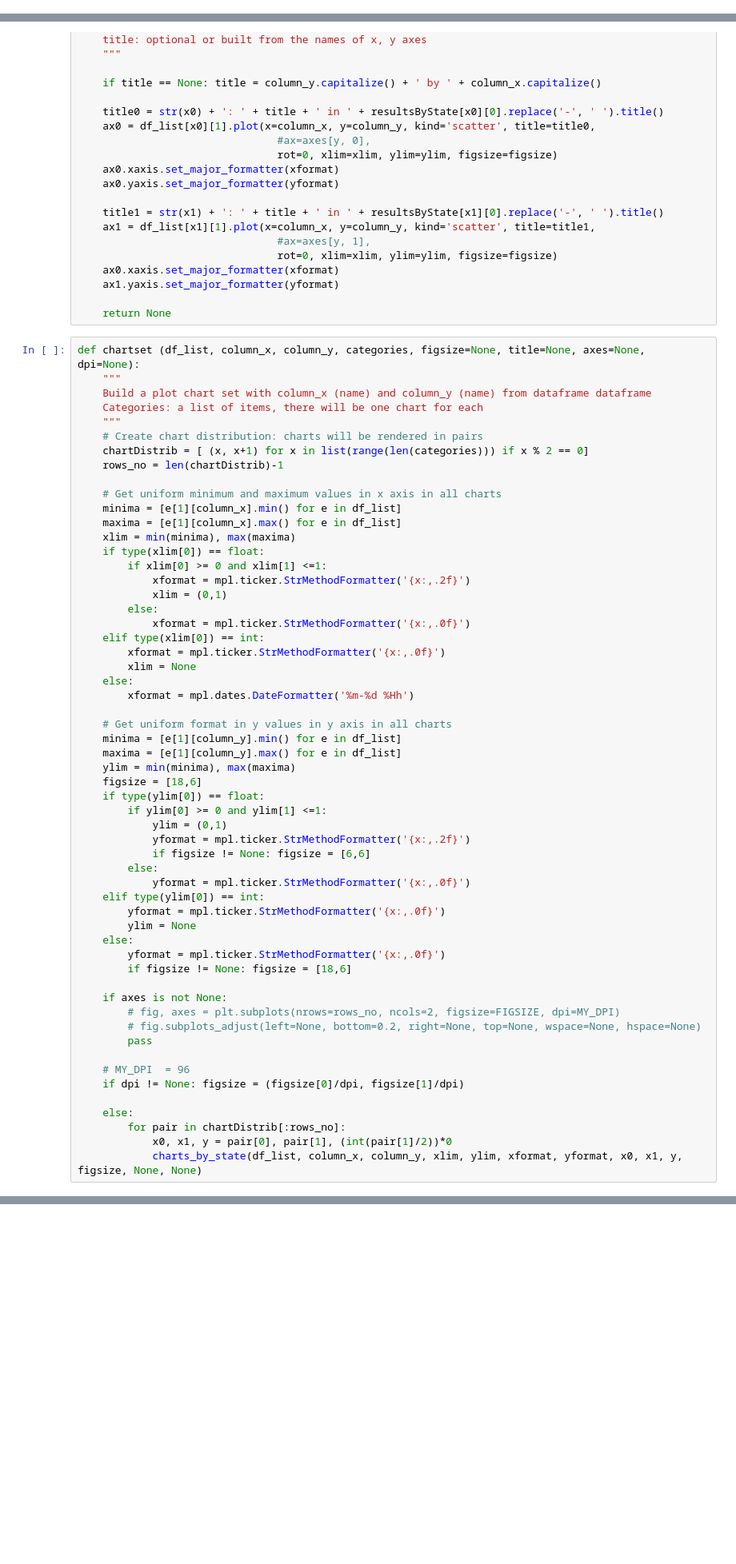
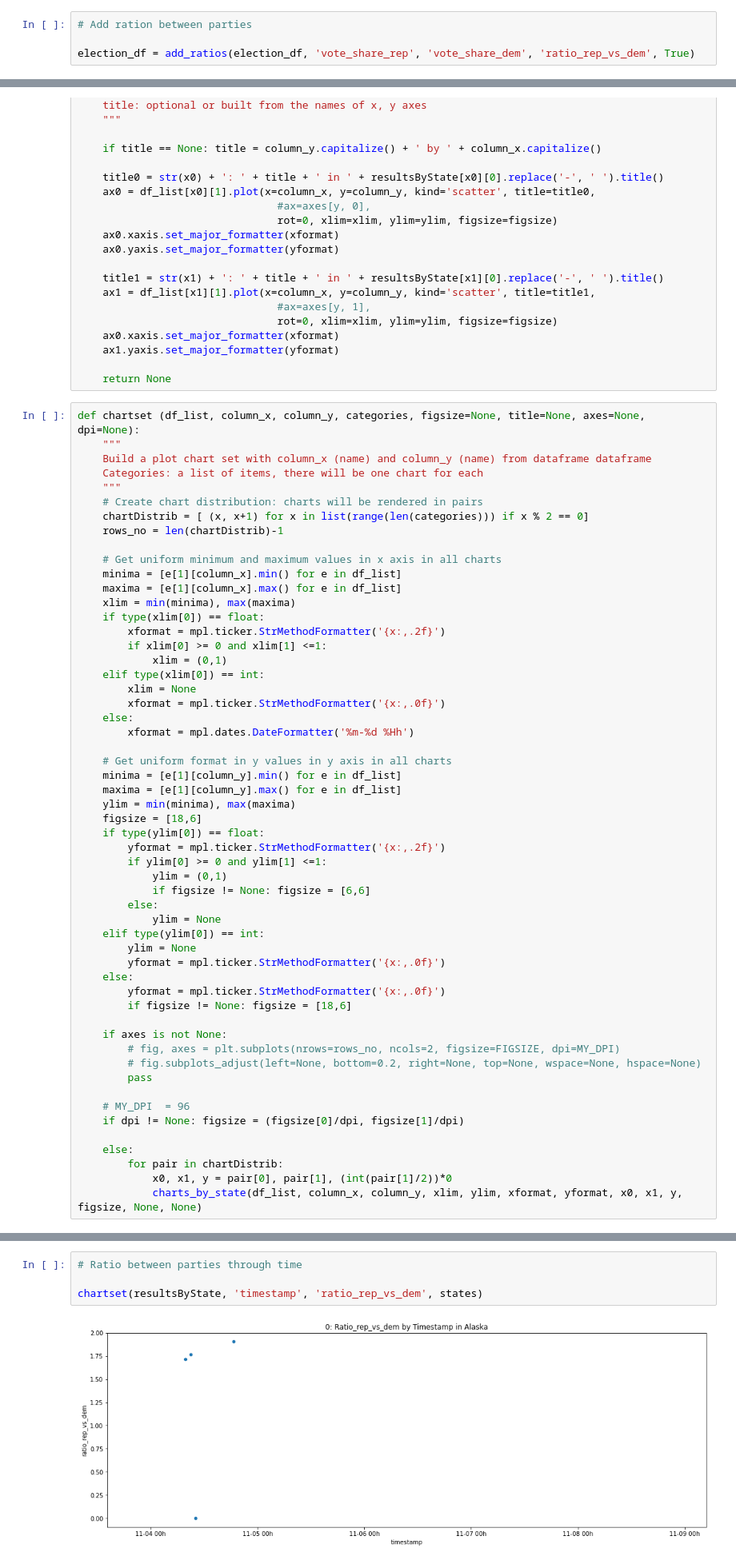
Before and after one commit to josegarban/uselection2020, a Jupyter notebook: Election.ipynb, the cells around one changed output, grey strips where cells are left out. Shown at 80% size. Saved outputs shown, nothing was run; the diff lists cells and outputs as text; blank space fills up the shorter version.

Commit message:
Added ratio R/D

```diff
--- a/Election.ipynb
+++ b/Election.ipynb
@@ -108,0 +155,4 @@ splitdatetime(election_df, 'timestamp', '%Y-%m-%d %H:%M:%S', False)
+# %%
+# Add ration between parties
+
+election_df = add_ratios(election_df, 'vote_share_rep', 'vote_share_dem', 'ratio_rep_vs_dem', True)
@@ -170,14 +234,12 @@ def chartset (df_list, column_x, column_y, categories, figsize=None, title=None,
     maxima = [e[1][column_x].max() for e in df_list]
     xlim = min(minima), max(maxima)
     if type(xlim[0]) == float:
+        xformat = mpl.ticker.StrMethodFormatter('{x:,.2f}')
         if xlim[0] >= 0 and xlim[1] <=1:
-            xformat = mpl.ticker.StrMethodFormatter('{x:,.2f}')
             xlim = (0,1)
-        else:
-            xformat = mpl.ticker.StrMethodFormatter('{x:,.0f}')
     elif type(xlim[0]) == int:
+        xlim = None
         xformat = mpl.ticker.StrMethodFormatter('{x:,.0f}')
-        xlim = None
     else:
         xformat = mpl.dates.DateFormatter('%m-%d %Hh')
 
@@ -187,15 +249,15 @@ def chartset (df_list, column_x, column_y, categories, figsize=None, title=None,
     ylim = min(minima), max(maxima)
     figsize = [18,6]
     if type(ylim[0]) == float:
+        yformat = mpl.ticker.StrMethodFormatter('{x:,.2f}')
         if ylim[0] >= 0 and ylim[1] <=1:
             ylim = (0,1)
-            yformat = mpl.ticker.StrMethodFormatter('{x:,.2f}')
             if figsize != None: figsize = [6,6]
         else:
-            yformat = mpl.ticker.StrMethodFormatter('{x:,.0f}')
+            ylim = None
     elif type(ylim[0]) == int:
+        ylim = None
         yformat = mpl.ticker.StrMethodFormatter('{x:,.0f}')
-        ylim = None
     else:
         yformat = mpl.ticker.StrMethodFormatter('{x:,.0f}')
         if figsize != None: figsize = [18,6]
@@ -209,7 +271,7 @@ def chartset (df_list, column_x, column_y, categories, figsize=None, title=None,
     if dpi != None: figsize = (figsize[0]/dpi, figsize[1]/dpi)
 
     else:
-        for pair in chartDistrib[:rows_no]:
+        for pair in chartDistrib:
             x0, x1, y = pair[0], pair[1], (int(pair[1]/2))*0
             charts_by_state(df_list, column_x, column_y, xlim, ylim, xformat, yformat, x0, x1, y, figsize, None, None)
 # %%
@@ -246,0 +299,6 @@ chartset(resultsByState, 'vote_share_dem', 'vote_share_rep', states)
+# %%
+# Ratio between parties through time
+
+chartset(resultsByState, 'timestamp', 'ratio_rep_vs_dem', states)
+# %% [output]
+[figure, added]
```
Also changed, not shown: parts of 7 cells of this notebook.
